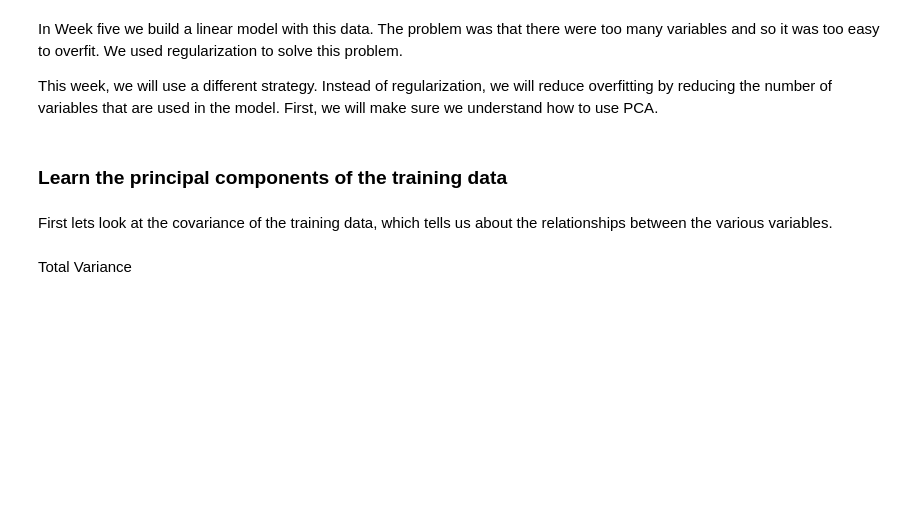
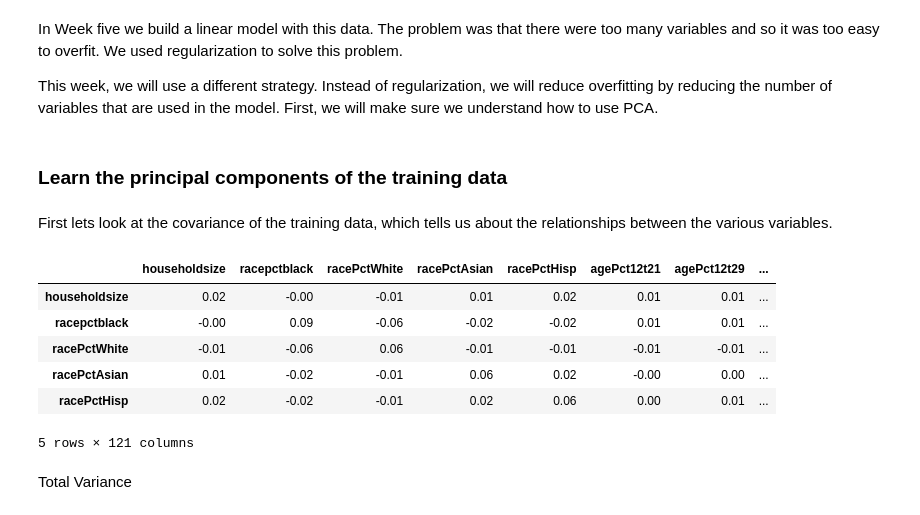
Before and after one commit to nwchen24/Machine_learning_coursework, a Jupyter notebook: Week11/pca.ipynb, the cells around one changed output. Cells and saved outputs as stored; diff of their text form; code cells hidden in the pictures; blank space fills up the shorter version.

```diff
--- a/Week11/pca.ipynb
+++ b/Week11/pca.ipynb
@@ -42,5 +54,16 @@ This week, we will use a different strategy. Instead of regularization, we will
 ### Learn the principal components of the training data
 # %% [markdown]
 First lets look at the covariance of the training data, which tells us about the relationships between the various variables.
+# %%
+covar = X_train.cov()
+covar.head().round(2)
+# %% [output]
+|  | householdsize | racepctblack | racePctWhite | racePctAsian | racePctHisp | agePct12t21 | agePct12t29 | ... |
+| householdsize | 0.02 | -0.00 | -0.01 | 0.01 | 0.02 | 0.01 | 0.01 | ... |
+| racepctblack | -0.00 | 0.09 | -0.06 | -0.02 | -0.02 | 0.01 | 0.01 | ... |
+| racePctWhite | -0.01 | -0.06 | 0.06 | -0.01 | -0.01 | -0.01 | -0.01 | ... |
+| racePctAsian | 0.01 | -0.02 | -0.01 | 0.06 | 0.02 | -0.00 | 0.00 | ... |
+| racePctHisp | 0.02 | -0.02 | -0.01 | 0.02 | 0.06 | 0.00 | 0.01 | ... |
+5 rows × 121 columns
 # %% [markdown]
 Total Variance
```
Also changed, not shown: parts of 10 cells of this notebook.
